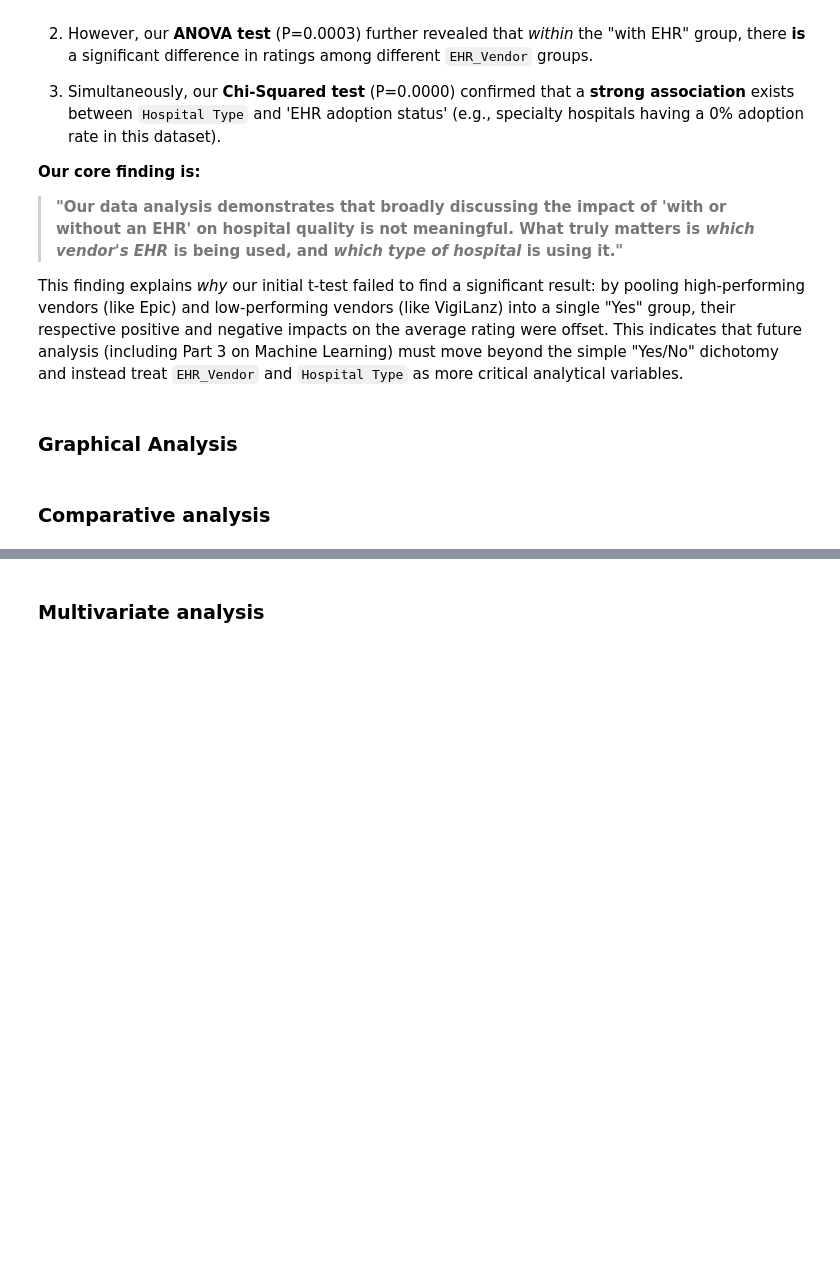
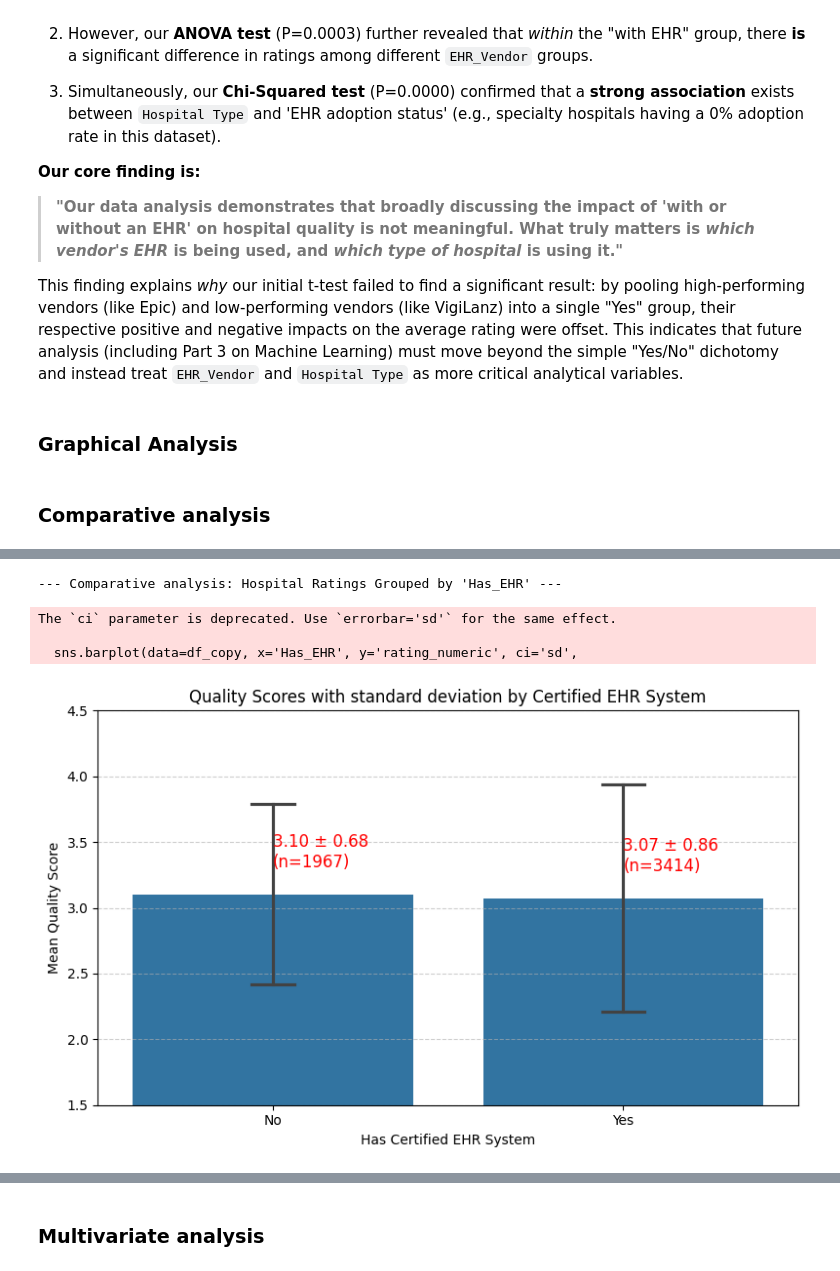
Before and after one commit to Hychow-gh/SI_618_Project, a Jupyter notebook: Project_Part_2.ipynb, the cells around one changed output, grey strips where cells are left out. Drawn from its saved outputs; the diff is of its cells as text; code cells hidden in the pictures; blank space fills up the shorter version.

Commit message:
1. add cleaned process 2. add comparative analysis and multivariate analysis across three questions 3. add package for Turkey HSD

```diff
--- a/Project_Part_2.ipynb
+++ b/Project_Part_2.ipynb
@@ -330,0 +352,3 @@ This finding explains *why* our initial t-test failed to find a significant resu
+# %%
+column_lst = df.columns
+column_lst
@@ -330,0 +373,2 @@ This finding explains *why* our initial t-test failed to find a significant resu
+# %%
+df_copy = df.copy()
@@ -330,0 +468,37 @@ This finding explains *why* our initial t-test failed to find a significant resu
+# %%
+# Comparative analysis for Research Question 1
+print("--- Comparative analysis: Hospital Ratings Grouped by 'Has_EHR' ---")
+print('\n')
+
+fig, ax = plt.subplots(figsize=(8,5))
+
+# barplot with SD error bars
+sns.barplot(data=df_copy, x='Has_EHR', y='rating_numeric', ci='sd',
+			capsize=0.12, ax=ax)
+# compute group means and counts for annotations
+group_means = df_copy.groupby('Has_EHR')['rating_numeric'].mean()
+counts = df_copy.groupby('Has_EHR')['rating_numeric'].count()
+stand_dev = df_copy.groupby('Has_EHR')['rating_numeric'].std()
+# annotate bars with mean and sample size
+for i, label in enumerate(group_means.index):
+	m = group_means[label]
+	n = counts[label]
+	sd = stand_dev[label]
+	ax.text(i, m + 0.18, f"{m:.2f} ± {sd:.2f}\n(n={n})", ha='left',
+		 va='bottom', fontsize=12, color='red')
+
+ax.set_title('Quality Scores with standard deviation by Certified EHR System')
+ax.set_xlabel('Has Certified EHR System')
+ax.set_ylabel('Mean Quality Score')
+ax.set_ylim(1.5, 4.5)
+
+ax.grid(axis='y', linestyle='--', alpha=0.6)
+
+plt.tight_layout()
+plt.show()
+# %% [output]
+--- Comparative analysis: Hospital Ratings Grouped by 'Has_EHR' ---
+The `ci` parameter is deprecated. Use `errorbar='sd'` for the same effect.
+
+  sns.barplot(data=df_copy, x='Has_EHR', y='rating_numeric', ci='sd',
+[figure, added]
```
Also changed, not shown: parts of 17 cells of this notebook.
